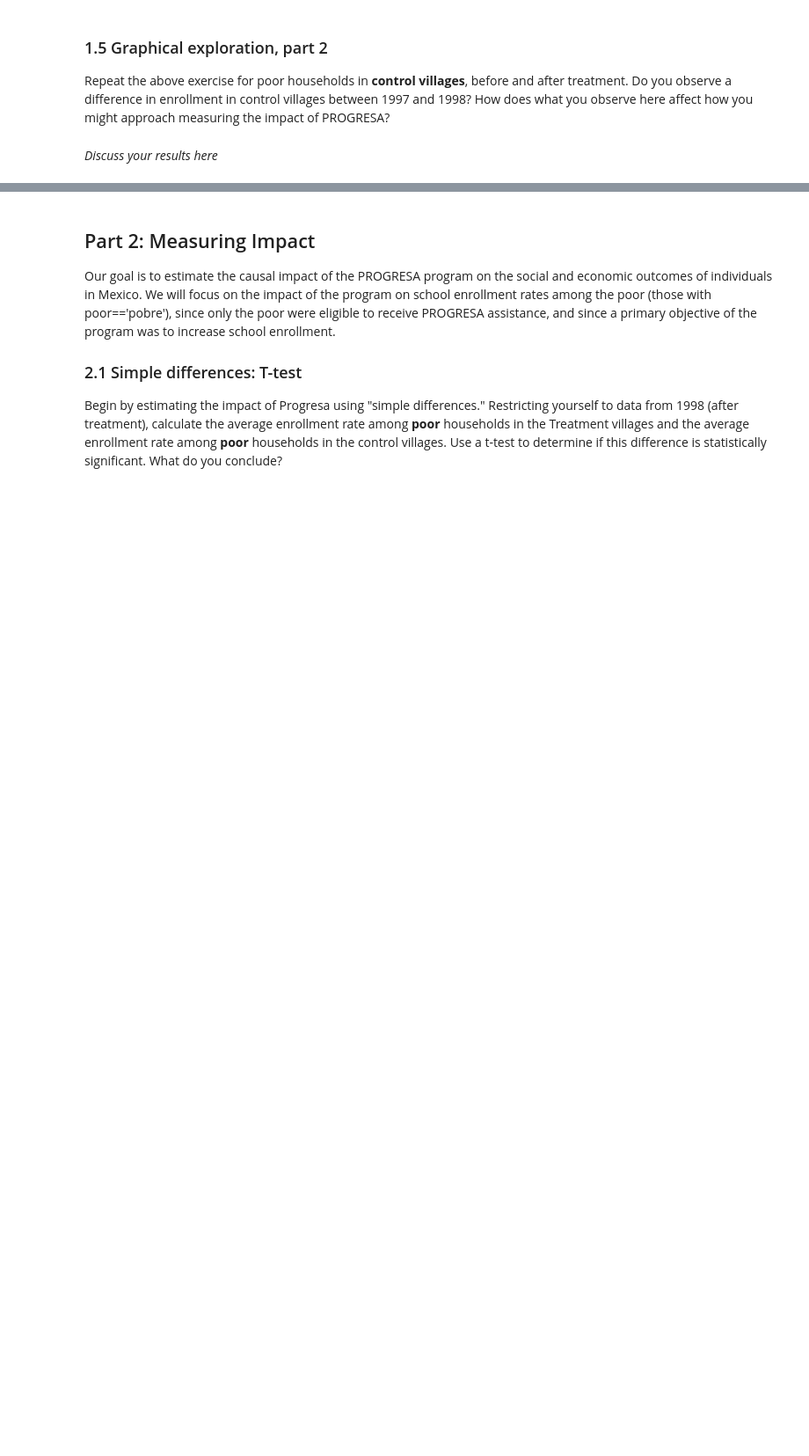
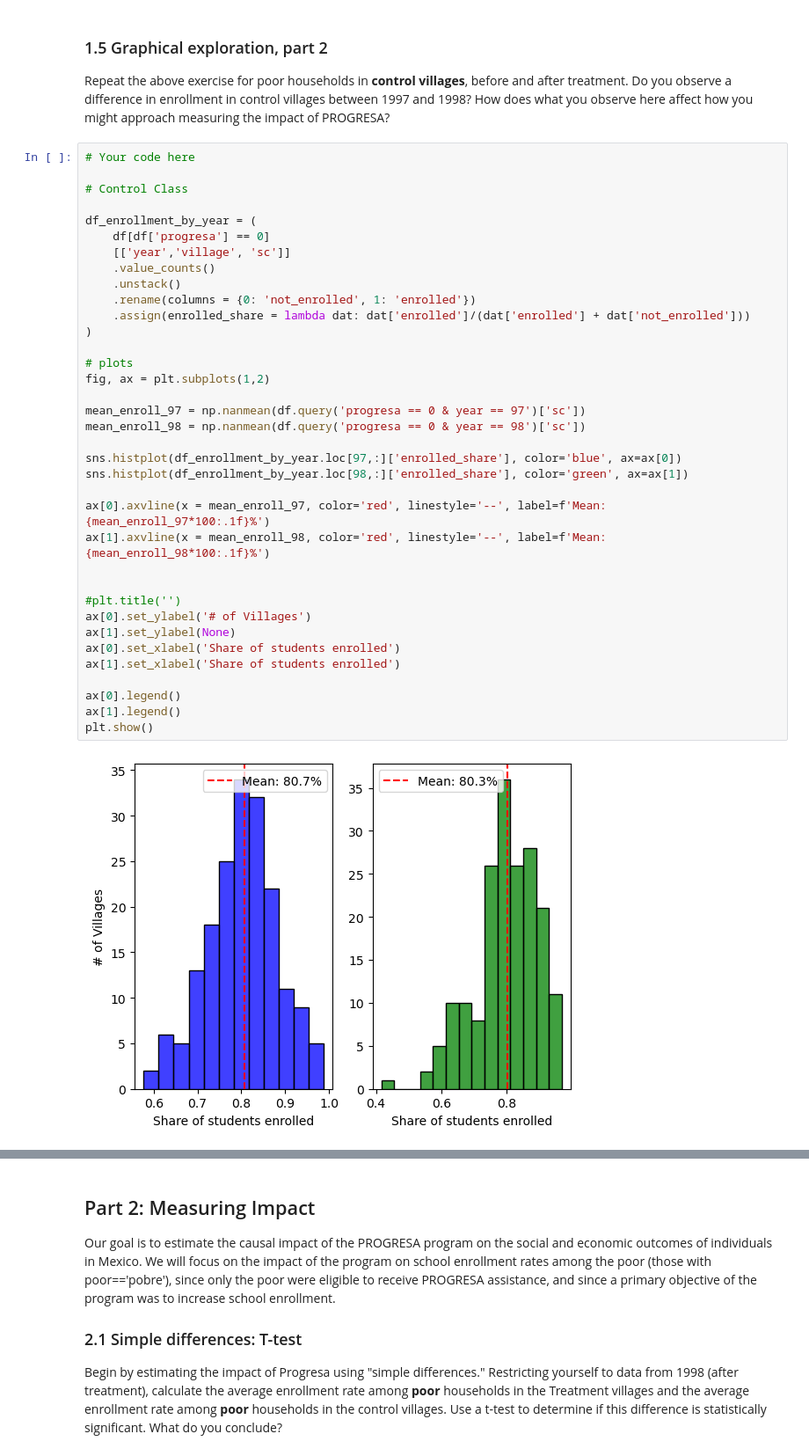
Before and after one commit to jatkins23/info251-aml-s24, a Jupyter notebook: psets/PS2/ATKINS_JON-PS2.ipynb, the cells around one changed output, grey strips where cells are left out. Shown: that part at 88% size. Cells and saved outputs as stored; diff of their text form; blank space fills up the shorter version.

```diff
--- a/psets/PS2/ATKINS_JON-PS2.ipynb
+++ b/psets/PS2/ATKINS_JON-PS2.ipynb
@@ -367,5 +516,41 @@ Visualize the distribution of village enrollment rates **among poor households i
 ### 1.5 Graphical exploration, part 2
 
 Repeat the above exercise for poor households in **control villages**, before and after treatment. Do you observe a difference in enrollment in control villages between 1997 and 1998? How does what you observe here affect how you might approach measuring the impact of PROGRESA?
-# %% [markdown]
-*Discuss your results here*
+# %%
+# Your code here
+
+# Control Class
+
+df_enrollment_by_year = (
+    df[df['progresa'] == 0]
+    [['year','village', 'sc']]
+    .value_counts()
+    .unstack()
+    .rename(columns = {0: 'not_enrolled', 1: 'enrolled'})
+    .assign(enrolled_share = lambda dat: dat['enrolled']/(dat['enrolled'] + dat['not_enrolled']))
+)
+
+# plots
+fig, ax = plt.subplots(1,2)
+
+mean_enroll_97 = np.nanmean(df.query('progresa == 0 & year == 97')['sc'])
+mean_enroll_98 = np.nanmean(df.query('progresa == 0 & year == 98')['sc'])
+
+sns.histplot(df_enrollment_by_year.loc[97,:]['enrolled_share'], color='blue', ax=ax[0])
+sns.histplot(df_enrollment_by_year.loc[98,:]['enrolled_share'], color='green', ax=ax[1])
+
+ax[0].axvline(x = mean_enroll_97, color='red', linestyle='--', label=f'Mean: {mean_enroll_97*100:.1f}%')
+ax[1].axvline(x = mean_enroll_98, color='red', linestyle='--', label=f'Mean: {mean_enroll_98*100:.1f}%')
+
+
+#plt.title('')
+ax[0].set_ylabel('# of Villages')
+ax[1].set_ylabel(None)
+ax[0].set_xlabel('Share of students enrolled')
+ax[1].set_xlabel('Share of students enrolled')
+
+ax[0].legend()
+ax[1].legend()
+plt.show()
+# %% [output]
+[figure, added]
```
Also changed, not shown: parts of 22 cells of this notebook, 9 other files.
